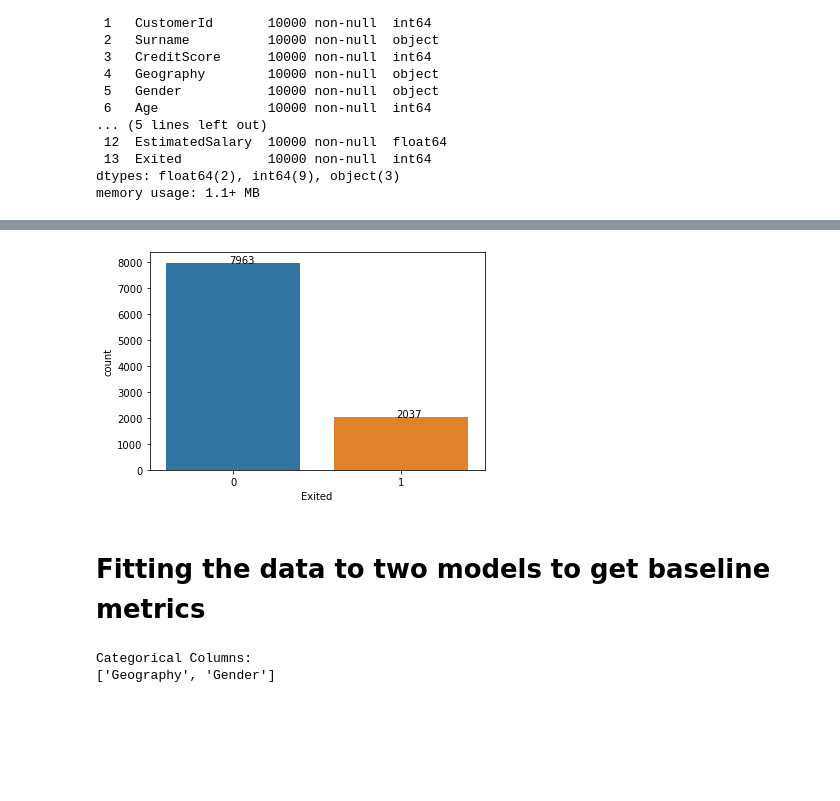
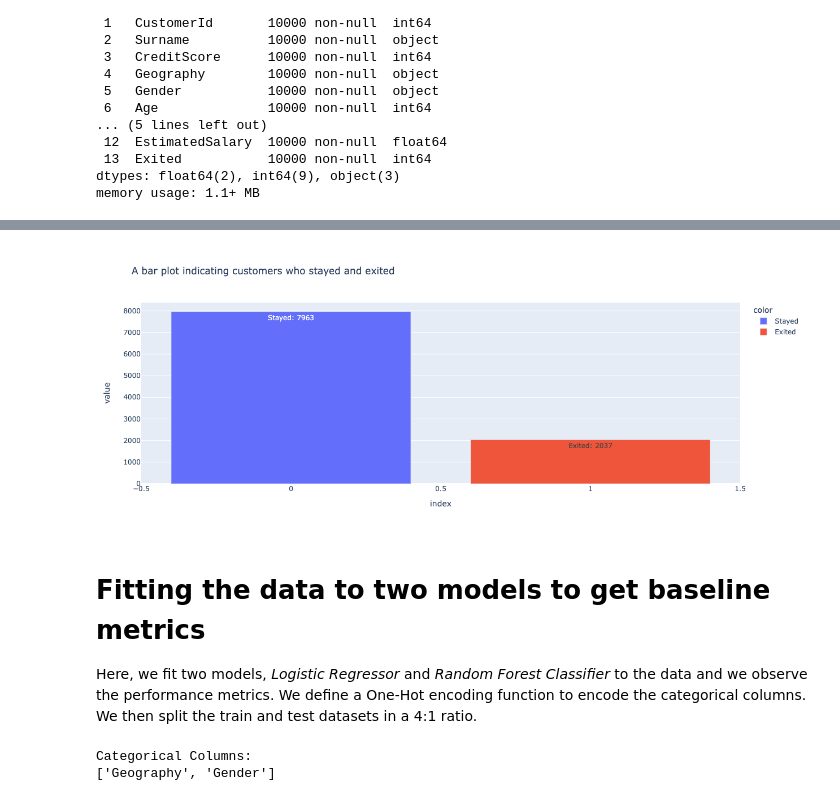
Before and after one commit to oppongk23/Churn_Modelling, a Jupyter notebook: Churn_Modelling.ipynb, the cells around one changed output, grey strips where cells are left out. Drawn from its saved outputs; the diff is of its cells as text; code cells hidden in the pictures; blank space fills up the shorter version.

```diff
--- a/Churn_Modelling.ipynb
+++ b/Churn_Modelling.ipynb
@@ -59,7 +74,6 @@ plt.show()
 # %%
 #Plotting the number of people who stayed and who left the company
-ax = sns.countplot(x="Exited", data=cm_df)
-for p, label in zip(ax.patches, cm_df["Exited"].value_counts()):
-    ax.annotate(label, (p.get_x()+0.375, p.get_height()+0.95))
-#plt.show()
+dictionary = {0:"Stayed", 1:"Exited"}
+label_dict = {0:"Stayed: " + str(len(cm_df[cm_df["Exited"] == 0])), 1:"Exited: "+ str(len(cm_df[cm_df["Exited"] == 1]))}
+px.bar(cm_df["Exited"].value_counts(), width=700, height=500, color= dictionary, text=[label_dict[cm_df["Exited"].unique()[1]],label_dict[cm_df["Exited"].unique()[0]]], title="A bar plot indicating customers who stayed and exited")
 # %% [output]
@@ -66,6 +81,7 @@ for p, label in zip(ax.patches, cm_df["Exited"].value_counts()):
-[figure, old version]
+[figure, new version]
 # %% [markdown]
 # Fitting the data to two models to get baseline metrics
+Here, we fit two models, _Logistic Regressor_ and _Random Forest Classifier_ to the data and we observe the performance metrics. We define a One-Hot encoding function to encode the categorical columns. We then split the train and test datasets in a 4:1 ratio.
 # %%
 def oneHot(X):
     #Applying OneHotEncoding
```
Also changed, not shown: parts of 34 cells of this notebook.
